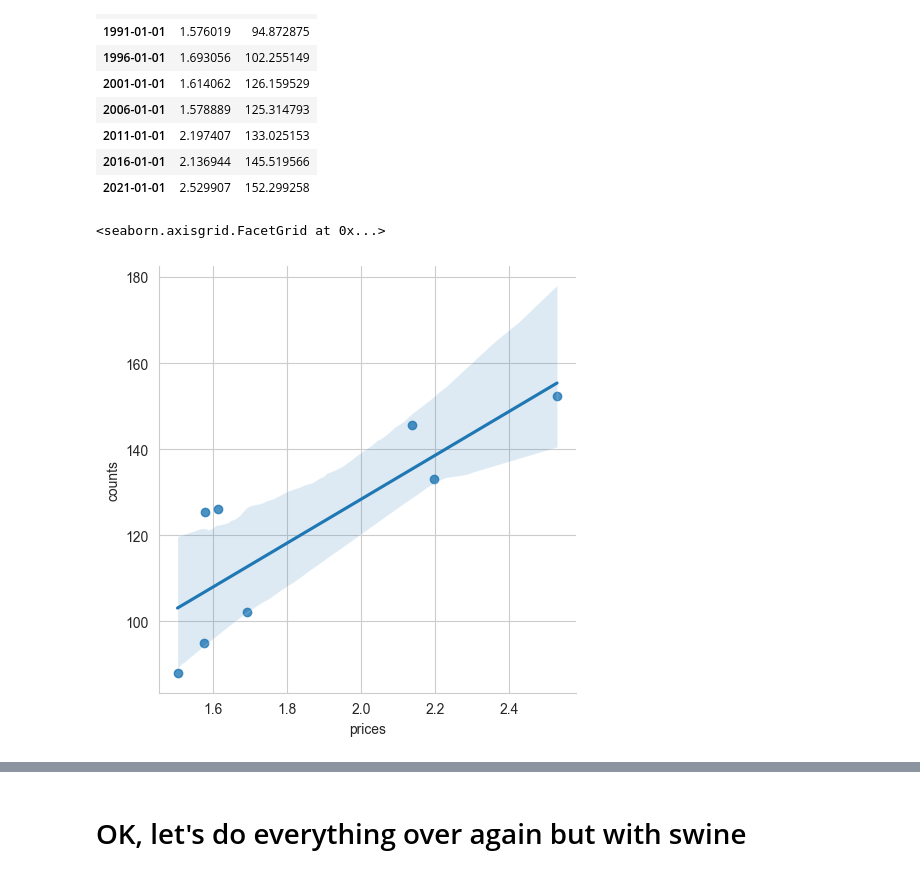
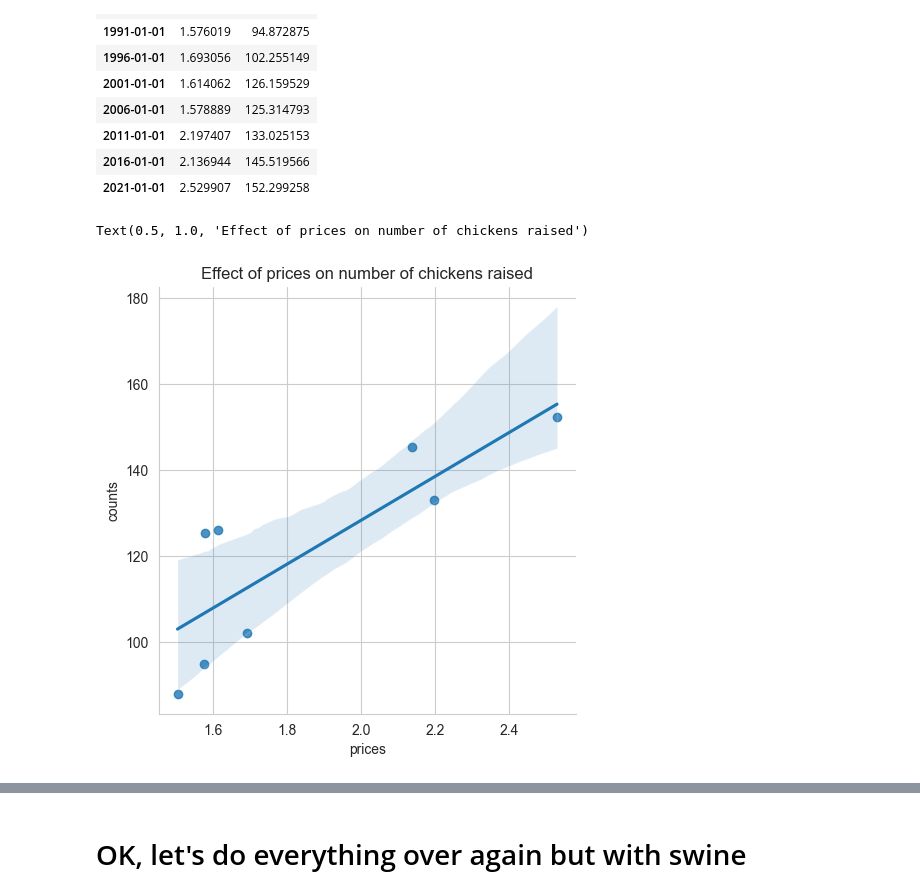
Before and after one commit to davjfish/WatspeedFoundationsGroupProject, a Jupyter notebook: david_scratch.ipynb, the cells around one changed output, grey strips where cells are left out. Cells and saved outputs as stored; diff of their text form; code cells hidden in the pictures.

```diff
--- a/david_scratch.ipynb
+++ b/david_scratch.ipynb
@@ -252,13 +253,7 @@ ser_chicken_prices.plot(**labels)
 <Axes: title={'center': 'Price of Chicken Meat in Canada (1985-2023)'}, xlabel='Date', ylabel='Dollars per kilogram'>
 [figure]
 # %%
-new_df = pd.DataFrame(
-    data={
-        "prices":ser_chicken_prices
-    },
-
-)
-
+new_df = pd.DataFrame(data={"prices": ser_chicken_prices})
 final_df = new_df.join(ser_chicken_count).dropna()
 final_df
 # %% [output]
@@ -274,9 +269,10 @@ final_df
 | 2021-01-01 | 2.529907 | 152.299258 |
 # %%
 sns.lmplot(data=final_df, x="prices", y="counts")
+plt.title("Effect of prices on number of chickens raised")
 # %% [output]
-<seaborn.axisgrid.FacetGrid at 0x...>
+Text(0.5, 1.0, 'Effect of prices on number of chickens raised')
-[figure, old version]
+[figure, new version]
 # %%
 
 import math
```
Also changed, not shown: parts of 13 cells of this notebook, 2 other files.
